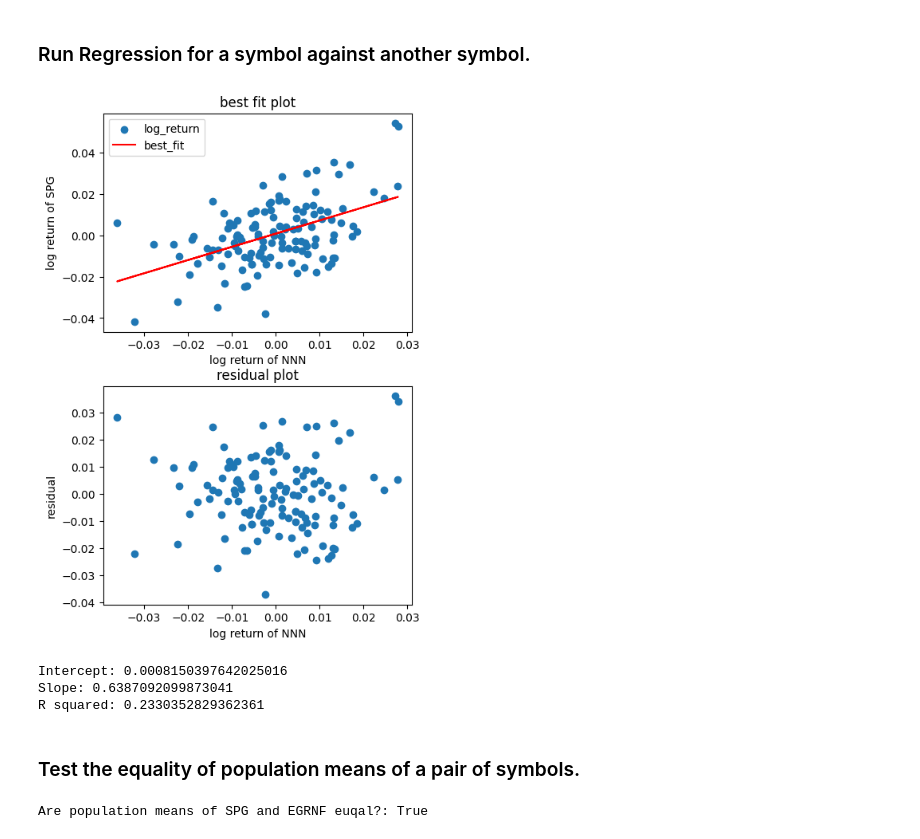
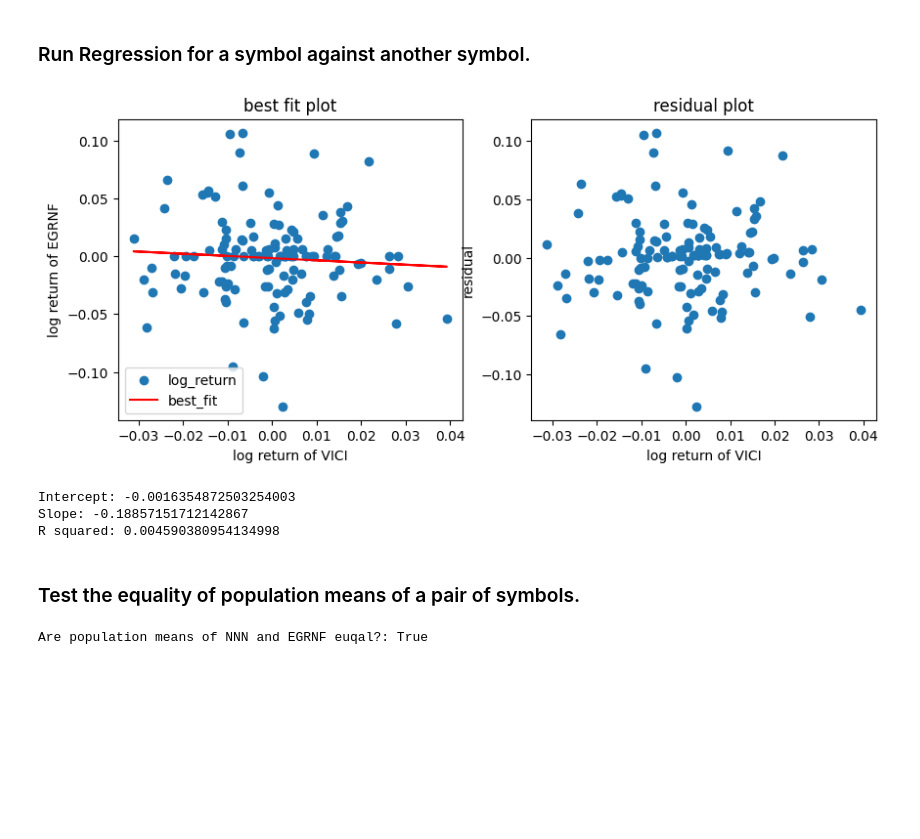
Before and after one commit to devangigaikwad/Comparative-Stock-Performance-Analysis, a Jupyter notebook: Prob & Stats Test Code- DG, Priyesh, Poch .ipynb, the cells around one changed output. Cells and saved outputs as stored; diff of their text form; code cells hidden in the pictures; blank space fills up the shorter version.

```diff
--- a/Prob & Stats Test Code- DG, Priyesh, Poch .ipynb
+++ b/Prob & Stats Test Code- DG, Priyesh, Poch .ipynb
@@ -183,7 +182,7 @@ def regression(x: Iterable,
 
     best_fit = intercept + slope * np.array(x)
 
-    fig, axs = plt.subplots(ncols=1, nrows=2, figsize=(5, 8))
+    fig, axs = plt.subplots(ncols=2, nrows=1, figsize=(10, 4))
     axs[0].scatter(x, y, label = 'log_return')
     axs[0].plot(x, best_fit, 'r', label = 'best_fit')
     axs[0].legend()
@@ -302,21 +320,21 @@ R squared: 7.472841611688708e-05
 # %% [markdown]
 ### Run Regression for a symbol against another symbol.
 # %%
-intercept, slope, rsquared  = return_reg(log_return, 'NNN', 'SPG')
+intercept, slope, rsquared  = return_reg(log_return, symbol_x='VICI', symbol_y='EGRNF')
 print('Intercept:', intercept)
 print('Slope:', slope)
 print('R squared:', rsquared)
 # %% [output]
-[figure, old version]
+[figure, new version]
-Intercept: 0.0008150397642025016
-Slope: 0.6387092099873041
-R squared: 0.2330352829362361
+Intercept: -0.0016354872503254003
+Slope: -0.18857151712142867
+R squared: 0.004590380954134998
 # %% [markdown]
 ### Test the equality of population means of a pair of symbols.
 # %%
-symbol_1 = 'SPG'
+symbol_1 = 'NNN'
 symbol_2 = 'EGRNF'
 res = mean_equality_test(log_return, symbol_1, symbol_2)
 print(f"Are population means of {symbol_1} and {symbol_2} euqal?: {res}")
 # %% [output]
-Are population means of SPG and EGRNF euqal?: True
+Are population means of NNN and EGRNF euqal?: True
```
Also changed, not shown: parts of 9 cells of this notebook.
